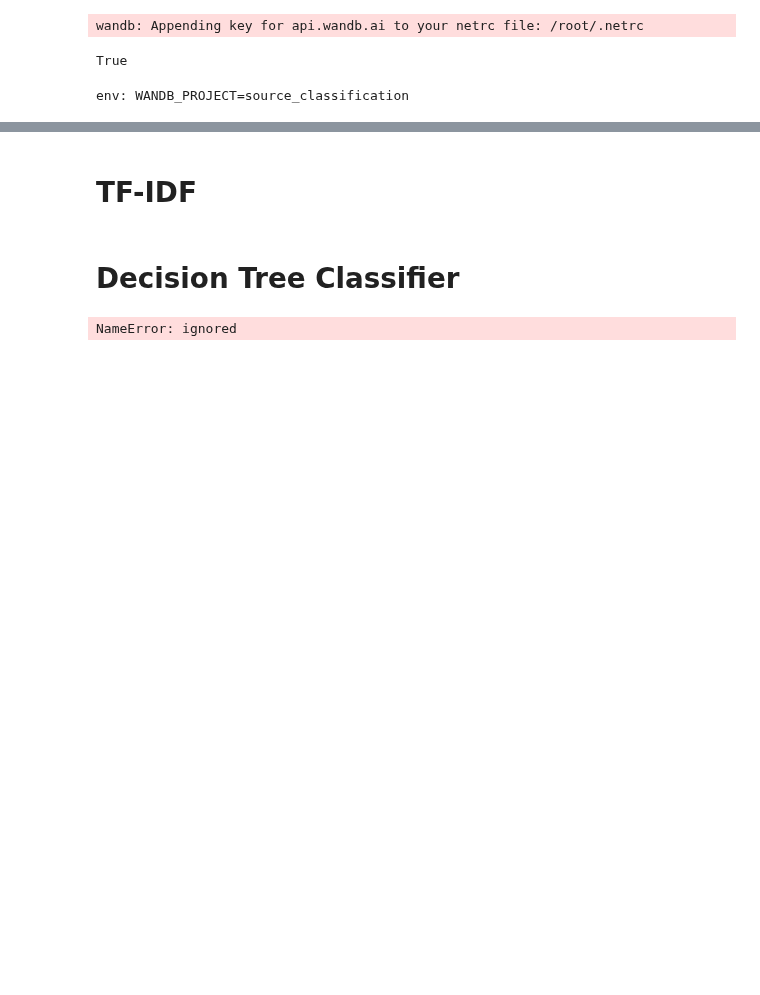
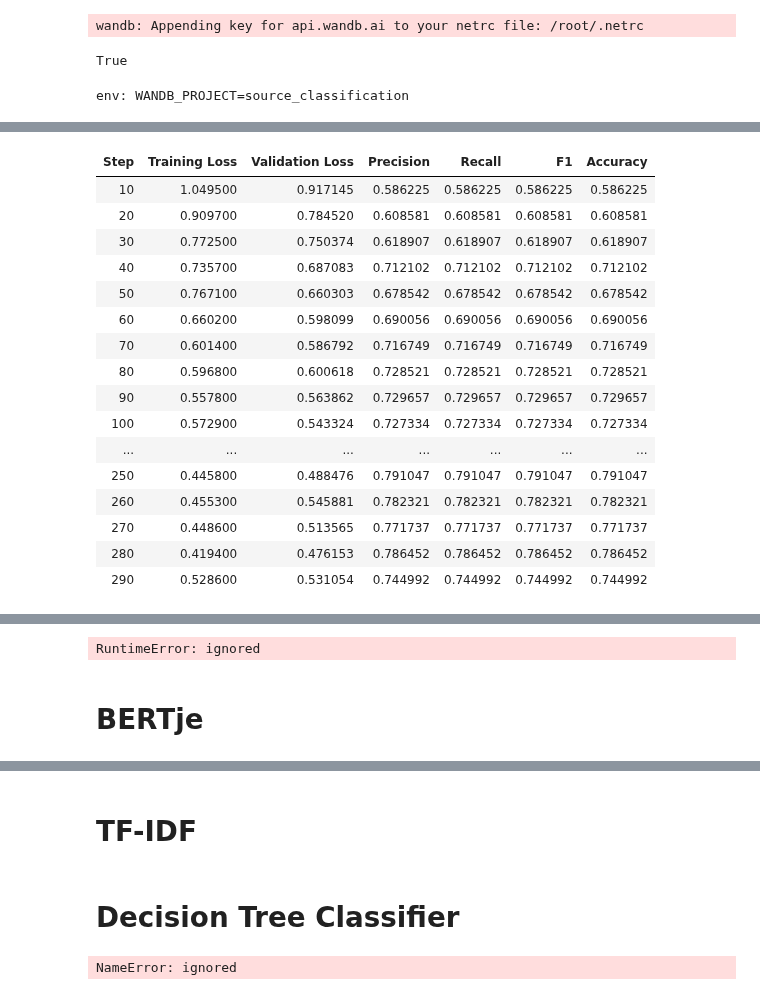
Before and after one commit to Chris-Congleton/MSc-Thesis, a Jupyter notebook: Analysis/2021_SourceClassification.ipynb, the cells around one changed output, grey strips where cells are left out. Drawn from its saved outputs; the diff is of its cells as text; code cells hidden in the pictures; blank space fills up the shorter version.

```diff
--- a/Analysis/2021_SourceClassification.ipynb
+++ b/Analysis/2021_SourceClassification.ipynb
@@ -321,9 +323,60 @@ env: WANDB_PROJECT=source_classification
 def compute_metrics(eval_pred):
     metric1 = load_metric("precision")
     metric2 = load_metric("recall")
+    metric3 = load_metric("f1")
+    metric4 = load_metric("accuracy")
 
     logits, labels = eval_pred
     predictions = np.argmax(logits, axis=-1)
-    precision = metric1.compute(predictions=predictions, references=labels)["precision"]
-    recall = metric2.compute(predictions=predictions, references=labels)["recall"]
-    return {"precision": precision, "recall": recall}
+    precision = metric1.compute(predictions=predictions, references=labels, average="micro")["precision"]
+    recall = metric2.compute(predictions=predictions, references=labels, average="micro")["recall"]
+    f1 = metric3.compute(predictions=predictions, references=labels, average="micro")["f1"]
+    accuracy = metric4.compute(predictions=predictions, references=labels)["accuracy"]
+
+    return {"precision": precision, "recall": recall, "f1":f1, "accuracy":accuracy}
+# %%
+training_args = TrainingArguments(
+
+    output_dir="./results",
+
+    learning_rate=1e-5,
+
+    per_device_train_batch_size=16,
+
+    per_device_eval_batch_size=16,
+
+    num_train_epochs=1,
+
+    weight_decay=0.01,
+
+    report_to="wandb",
+
+    evaluation_strategy = 'steps',
+
+    logging_steps = 100,                    # we will log every 100 steps
+    eval_steps = 1000,                      # we will perform evaluation every 500 steps
+    save_steps = 1000,
+    load_best_model_at_end = True,
+
+)
+
+trainer = Trainer(
+
+    model=model,
+
+    args=training_args,
+
+    train_dataset=tokenized['train'],
+
+    eval_dataset=tokenized['test'],
+
+    tokenizer=tokenizer,
+
+    data_collator=data_collator,
+
+    compute_metrics=compute_metrics,
+
+)
+
+trainer.train()
+# %% [output]
@@ -329,0 +394,17 @@ def compute_metrics(eval_pred):
+| Step | Training Loss | Validation Loss | Precision | Recall | F1 | Accuracy |
+| 10 | 1.049500 | 0.917145 | 0.586225 | 0.586225 | 0.586225 | 0.586225 |
+| 20 | 0.909700 | 0.784520 | 0.608581 | 0.608581 | 0.608581 | 0.608581 |
+| 30 | 0.772500 | 0.750374 | 0.618907 | 0.618907 | 0.618907 | 0.618907 |
+| 40 | 0.735700 | 0.687083 | 0.712102 | 0.712102 | 0.712102 | 0.712102 |
+| 50 | 0.767100 | 0.660303 | 0.678542 | 0.678542 | 0.678542 | 0.678542 |
+| 60 | 0.660200 | 0.598099 | 0.690056 | 0.690056 | 0.690056 | 0.690056 |
+| 70 | 0.601400 | 0.586792 | 0.716749 | 0.716749 | 0.716749 | 0.716749 |
+| 80 | 0.596800 | 0.600618 | 0.728521 | 0.728521 | 0.728521 | 0.728521 |
+| 90 | 0.557800 | 0.563862 | 0.729657 | 0.729657 | 0.729657 | 0.729657 |
+| 100 | 0.572900 | 0.543324 | 0.727334 | 0.727334 | 0.727334 | 0.727334 |
+| ... | ... | ... | ... | ... | ... | ... |
+| 250 | 0.445800 | 0.488476 | 0.791047 | 0.791047 | 0.791047 | 0.791047 |
+| 260 | 0.455300 | 0.545881 | 0.782321 | 0.782321 | 0.782321 | 0.782321 |
+| 270 | 0.448600 | 0.513565 | 0.771737 | 0.771737 | 0.771737 | 0.771737 |
+| 280 | 0.419400 | 0.476153 | 0.786452 | 0.786452 | 0.786452 | 0.786452 |
+| 290 | 0.528600 | 0.531054 | 0.744992 | 0.744992 | 0.744992 | 0.744992 |
@@ -329,0 +428 @@ def compute_metrics(eval_pred):
+RuntimeError: ignored
@@ -329,0 +431,2 @@ def compute_metrics(eval_pred):
+# %% [markdown]
+# BERTje
```
Also changed, not shown: parts of 15 cells of this notebook.
